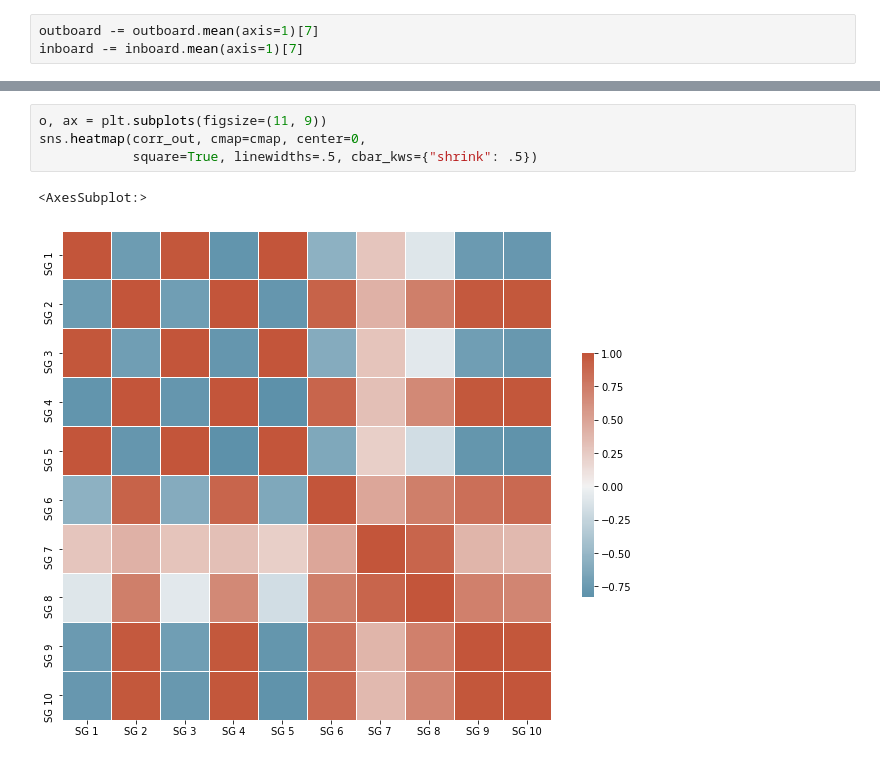
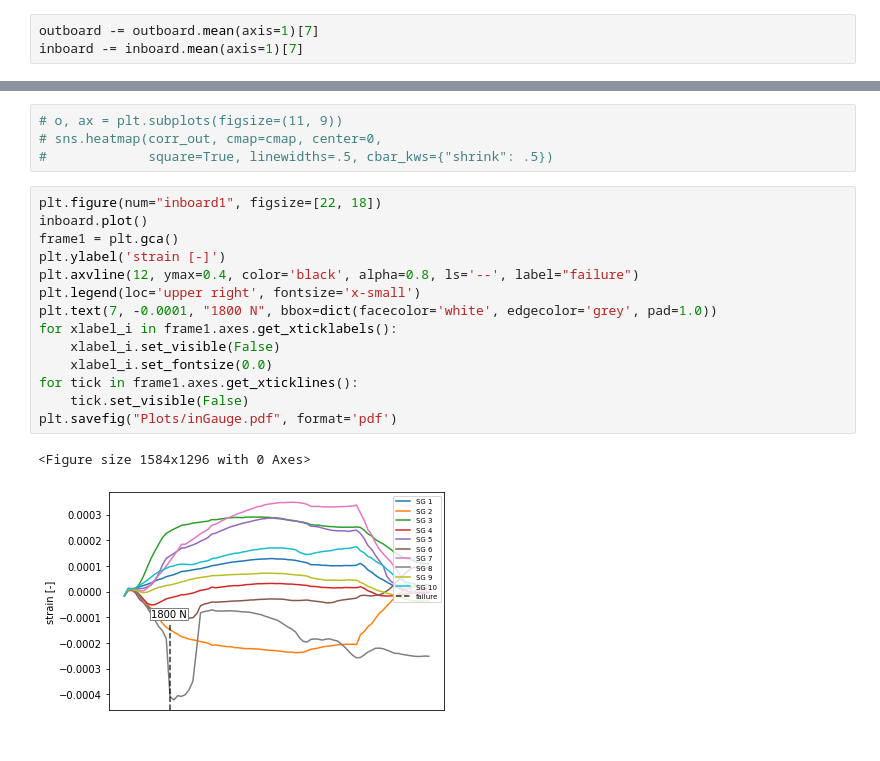
Before and after one commit to Docopol/wingBoxStructure, a Jupyter notebook: Analysis/Plots.ipynb, the cells around one changed output, grey strips where cells are left out. Saved outputs shown, nothing was run; the diff lists cells and outputs as text.

```diff
--- a/Analysis/Plots.ipynb
+++ b/Analysis/Plots.ipynb
@@ -36,8 +65,22 @@ sns.heatmap(corr_in, cmap=cmap, center=0,
 # %%
-o, ax = plt.subplots(figsize=(11, 9))
-sns.heatmap(corr_out, cmap=cmap, center=0,
-            square=True, linewidths=.5, cbar_kws={"shrink": .5})
+# o, ax = plt.subplots(figsize=(11, 9))
+# sns.heatmap(corr_out, cmap=cmap, center=0,
+#             square=True, linewidths=.5, cbar_kws={"shrink": .5})
-# %% [output]
-<AxesSubplot:>
-[figure, removed]
+# %%
+plt.figure(num="inboard1", figsize=[22, 18])
+inboard.plot()
+frame1 = plt.gca()
+plt.ylabel('strain [-]')
+plt.axvline(12, ymax=0.4, color='black', alpha=0.8, ls='--', label="failure")
+plt.legend(loc='upper right', fontsize='x-small')
+plt.text(7, -0.0001, "1800 N", bbox=dict(facecolor='white', edgecolor='grey', pad=1.0))
+for xlabel_i in frame1.axes.get_xticklabels():
+    xlabel_i.set_visible(False)
+    xlabel_i.set_fontsize(0.0)
+for tick in frame1.axes.get_xticklines():
+    tick.set_visible(False)
+plt.savefig("Plots/inGauge.pdf", format='pdf')
+# %% [output]
+<Figure size 1584x1296 with 0 Axes>
+[figure, added]
 # %%
```
Also changed, not shown: parts of 14 cells of this notebook, 3 other files.
